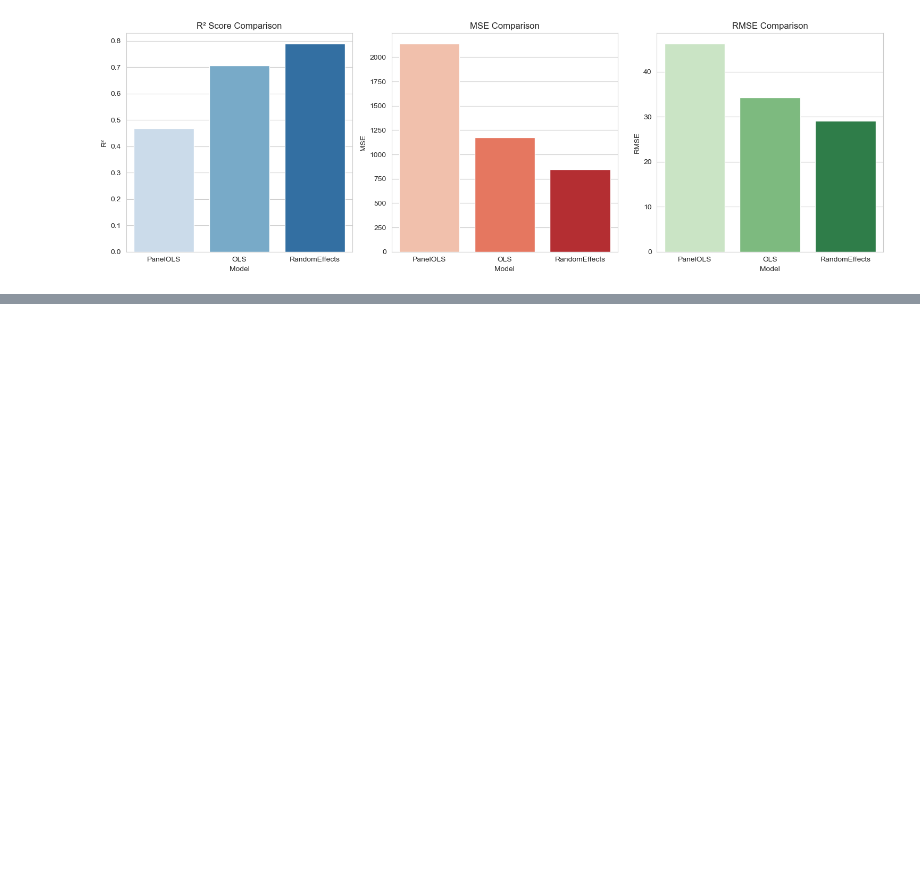
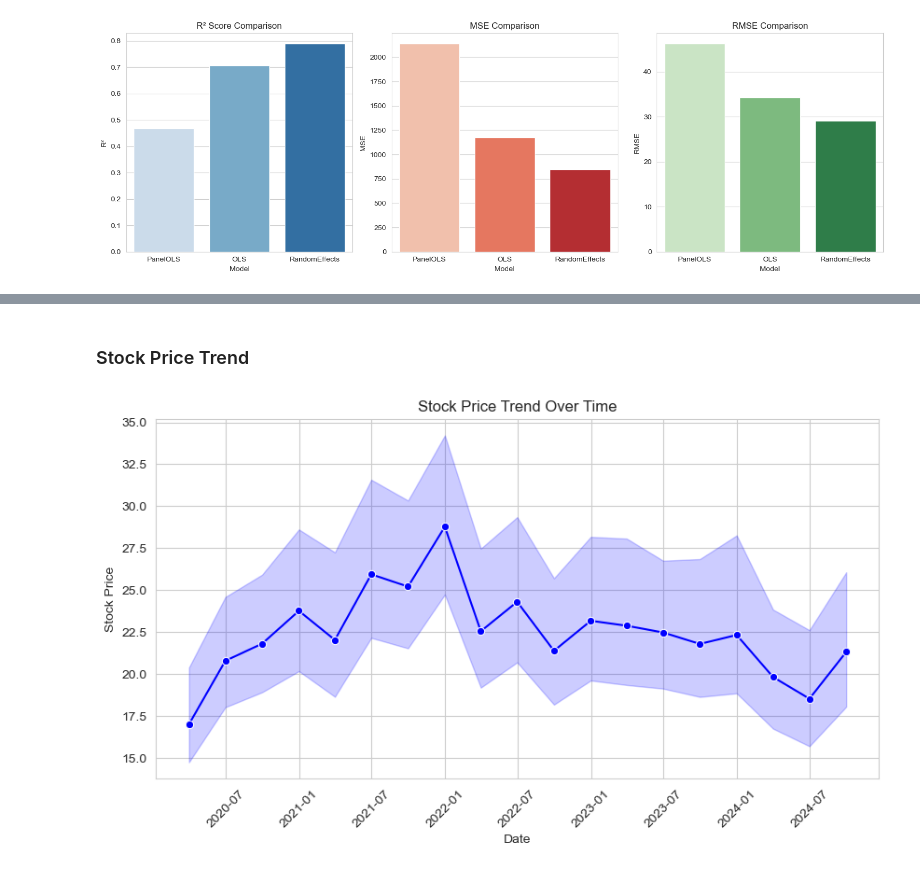
Before and after one commit to doupeter17/StockBuddy, a Jupyter notebook: data_analysis.ipynb, the cells around one changed output, grey strips where cells are left out. Cells and saved outputs as stored; diff of their text form; code cells hidden in the pictures; blank space fills up the shorter version.

```diff
--- a/data_analysis.ipynb
+++ b/data_analysis.ipynb
@@ -706,0 +723,14 @@ Passing `palette` without assigning `hue` is deprecated and will be removed in v
+# %% [markdown]
+### Stock Price Trend
+# %%
+plt.figure(figsize=(10, 5))
+sns.lineplot(x='Date', y='Stock Price', data=df, marker='o', color='blue')
+
+plt.xlabel("Date")
+plt.ylabel("Stock Price")
+plt.title("Stock Price Trend Over Time")
+plt.xticks(rotation=45)
+plt.grid(True)
+plt.show()
+# %% [output]
+[figure, added]
```
Also changed, not shown: parts of 3 cells of this notebook.
